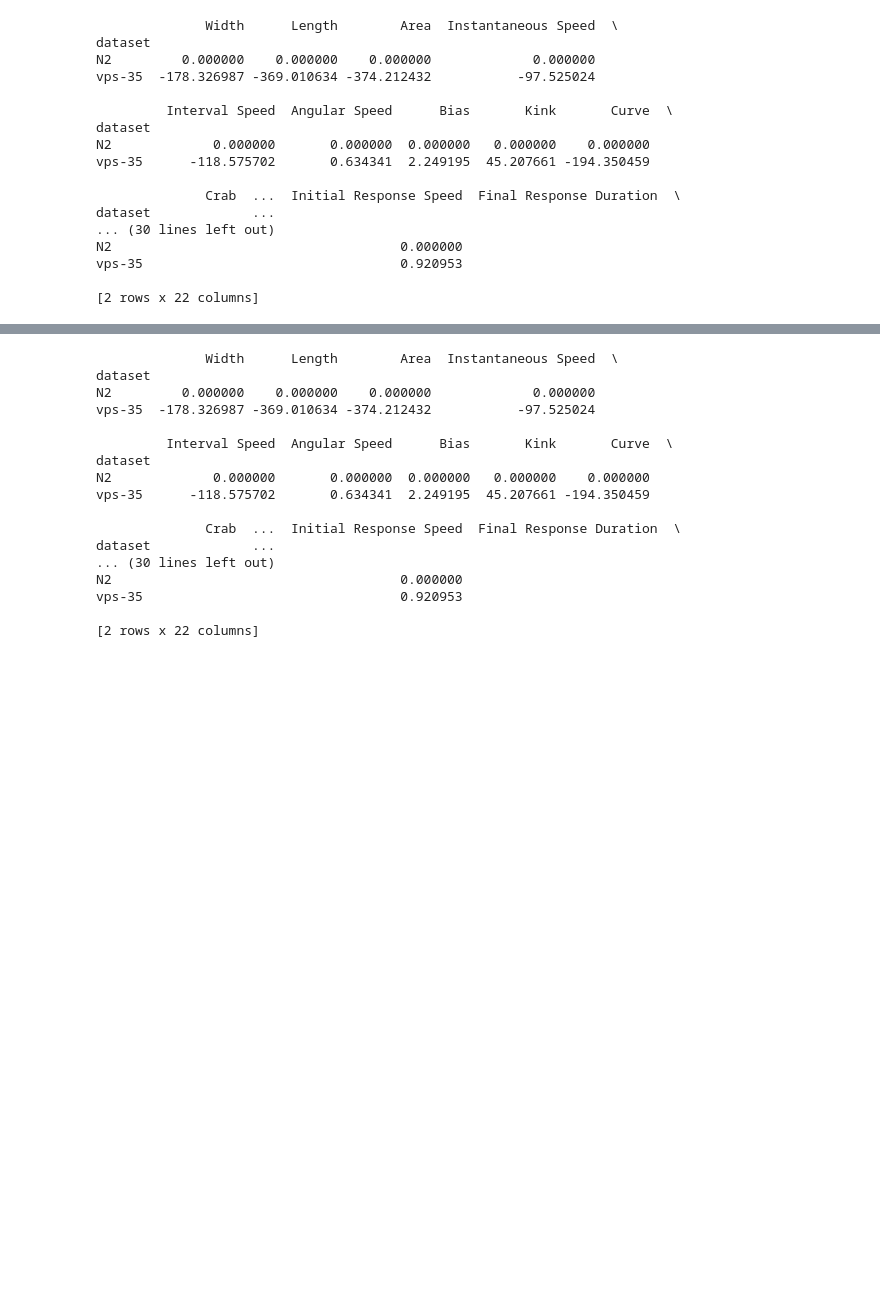
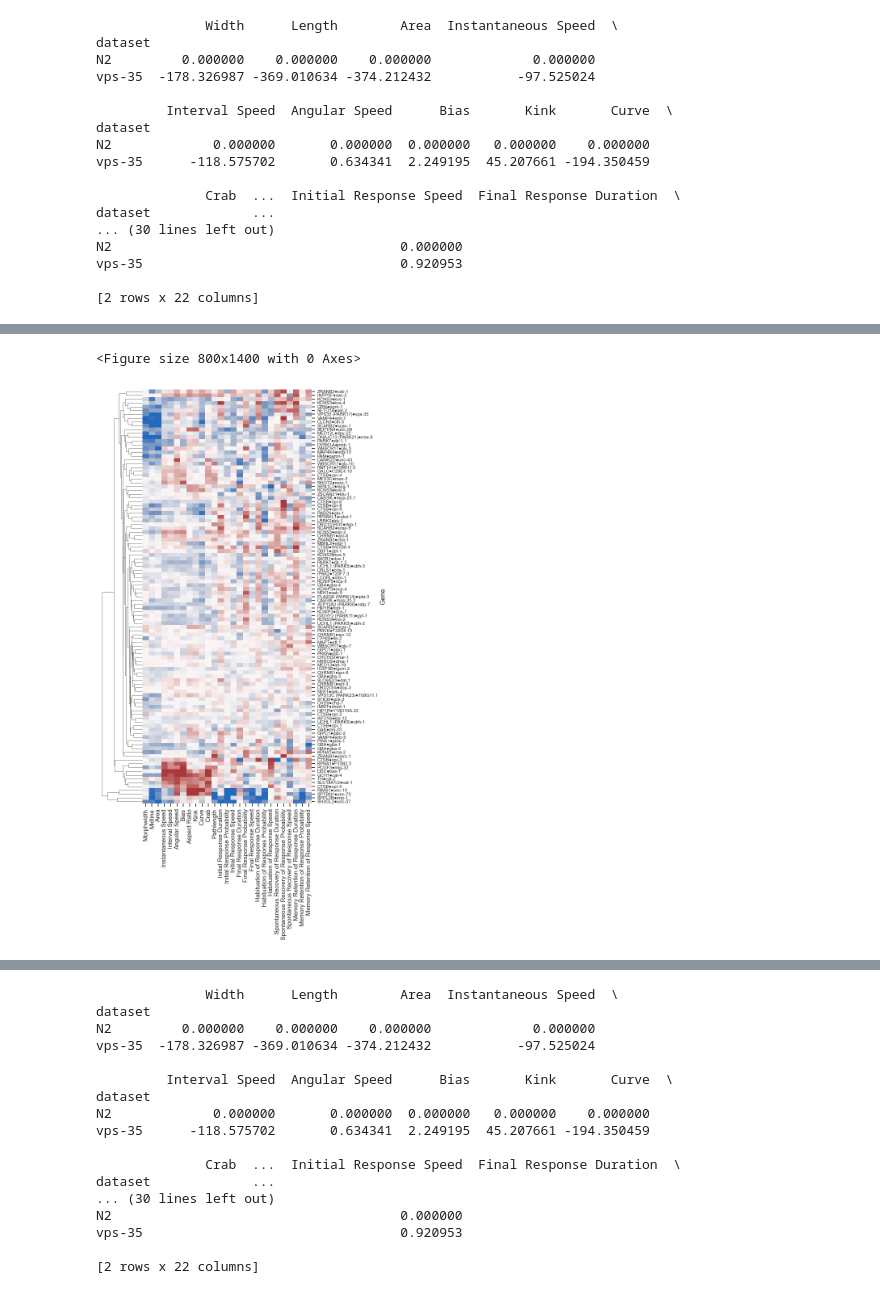
Before and after one commit to JosephLiangUBC/Joseph-Jupyter-Notebooks, a Jupyter notebook: TAP-Heatmap-Scripts.ipynb, the cells around one changed output, grey strips where cells are left out. Cells and saved outputs as stored; diff of their text form; code cells hidden in the pictures; blank space fills up the shorter version.

```diff
--- a/TAP-Heatmap-Scripts.ipynb
+++ b/TAP-Heatmap-Scripts.ipynb
@@ -1427,3 +1507,26 @@ vps-35                                 0.920953
+# %%
+plt.figure(figsize=(8, 14))
+ax = sns.clustermap(
+        Heatmap_Data,
+        figsize=(8, 14),
+        col_cluster=False,
+        # dendrogram_ratio=(.1, .2),
+        cbar_pos=None,
+        cmap='vlag',
+        vmax=3,
+        vmin=-3,
+        dendrogram_ratio=(0.2,0),
+        yticklabels=True,
+        xticklabels=True,
+    )
+ax.tick_params(bottom=True)
+plt.yticks(fontsize=8, rotation=0)
+plt.savefig('PD_Clusters_IBAANGS.png', format='png', dpi=450, bbox_inches = "tight")
+plt.show()
+# plt.savefig('PD_Clusters_IBAANGS.png', format='png', dpi=450, bbox_inches = "tight")
+# %% [output]
+<Figure size 800x1400 with 0 Axes>
+[figure, added]
 # %%
 sns.set_context('notebook')
 plt.figure(figsize=(16,14))
```
Also changed, not shown: parts of 10 cells of this notebook, 10 other files.
